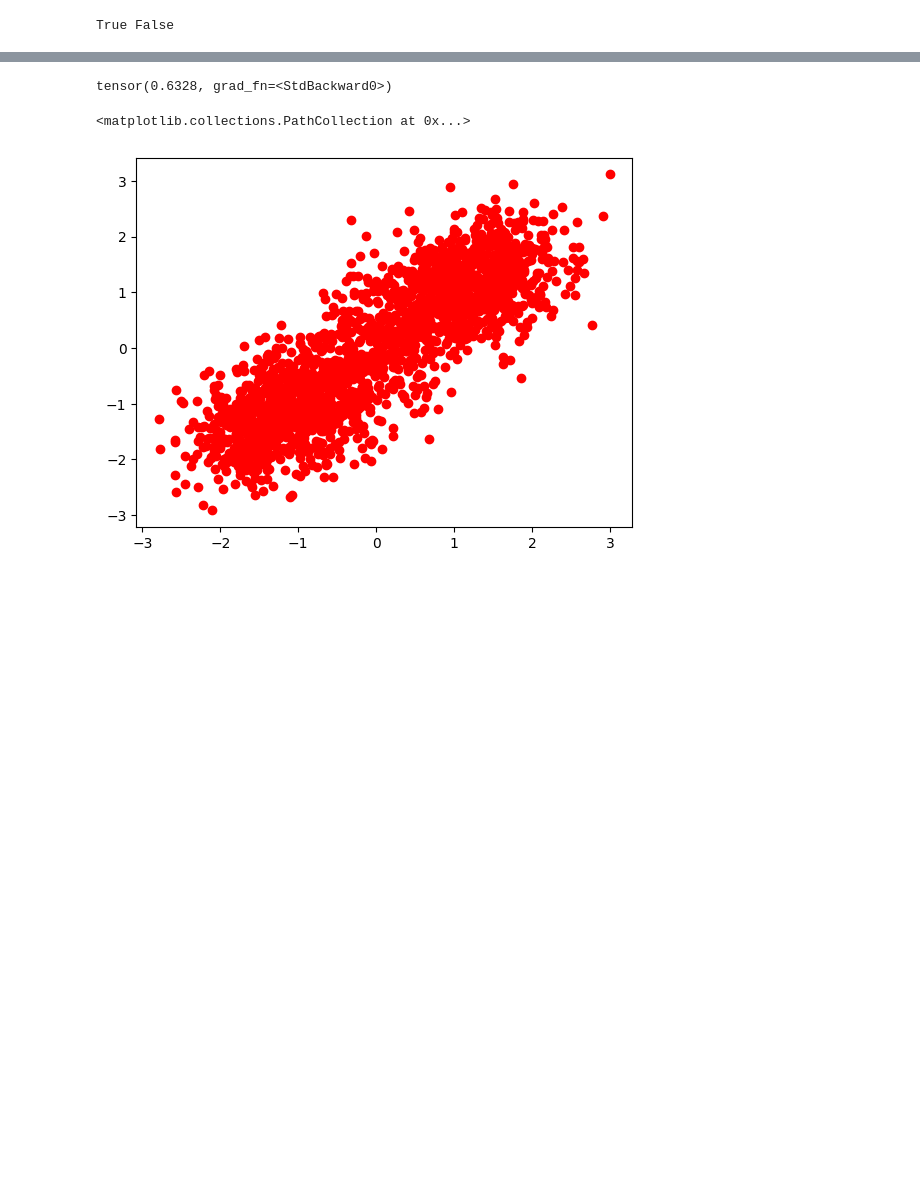
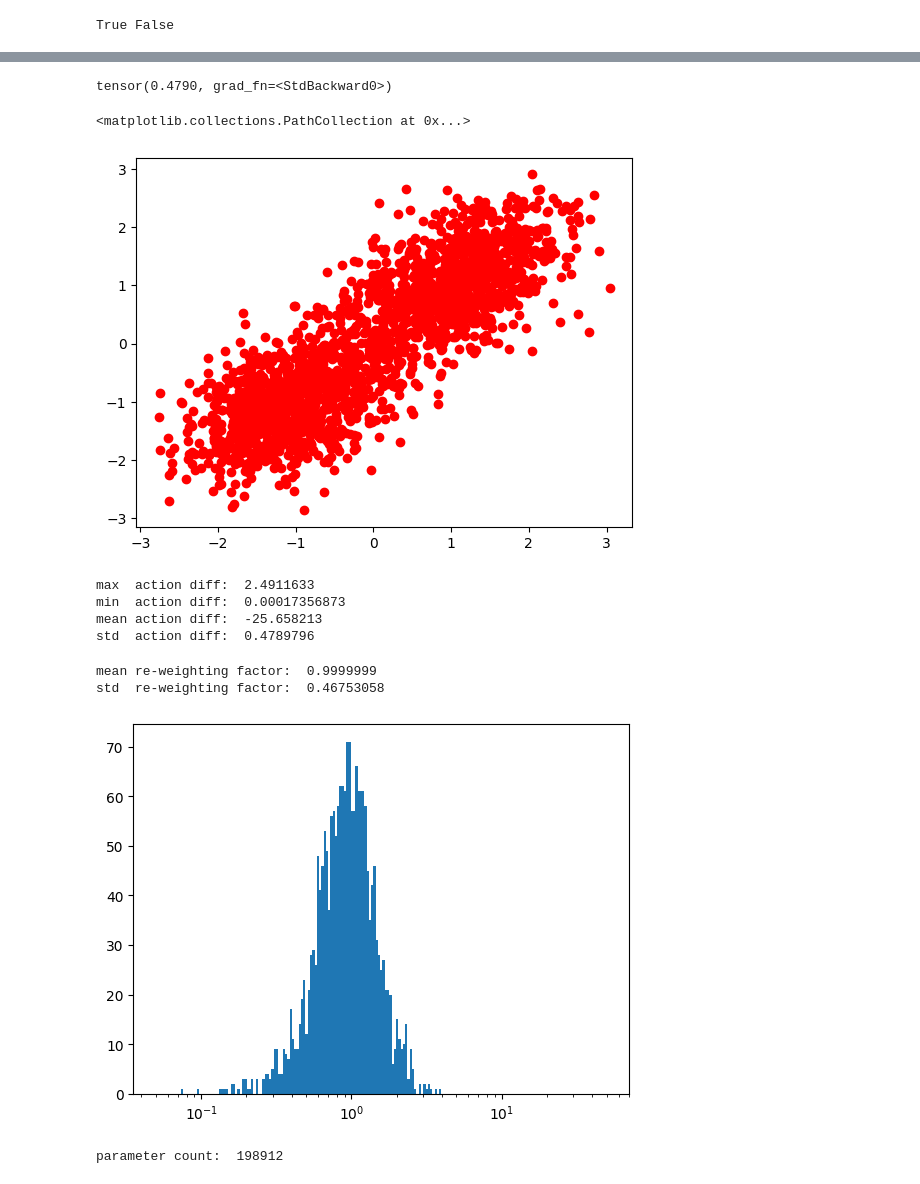
Before and after one commit to orginos/torchQFT, a Jupyter notebook: simple_net_2d.ipynb, the cells around one changed output, grey strips where cells are left out. Saved outputs shown, nothing was run; the diff lists cells and outputs as text; code cells hidden in the pictures; blank space fills up the shorter version.

```diff
--- a/simple_net_2d.ipynb
+++ b/simple_net_2d.ipynb
@@ -93,7 +93,11 @@ tensor([-83.8705, -83.5470, -95.0971, -81.0015, -89.5354, -92.4863, -87.6796,
 # %%
 # this are functions returning nets
-nets = lambda: nn.Sequential(nn.Linear(V, 256), nn.LeakyReLU(), nn.Linear(256, 256), nn.LeakyReLU(), nn.Linear(256, V), nn.Tanh())
-nett = lambda: nn.Sequential(nn.Linear(V, 256), nn.LeakyReLU(), nn.Linear(256, 256), nn.LeakyReLU(), nn.Linear(256, V))
+#nets = lambda: nn.Sequential(nn.Linear(V, 256), nn.LeakyReLU(), nn.Linear(256, 256), nn.LeakyReLU(), nn.Linear(256, V), nn.Tanh())
+#nett = lambda: nn.Sequential(nn.Linear(V, 256), nn.LeakyReLU(), nn.Linear(256, 256), nn.LeakyReLU(), nn.Linear(256, V))
+nets = lambda: nn.Sequential(nn.Linear(V, 2*V), nn.LeakyReLU(), nn.Linear(2*V, V), nn.Tanh())
+nett = lambda: nn.Sequential(nn.Linear(V, 2*V), nn.LeakyReLU(), nn.Linear(2*V, V))
+
+
 # the number of masks determines layers
 masks = tr.from_numpy(np.array([lm, 1-lm] * 3).astype(np.float32))
 normal = distributions.Normal(tr.zeros(V),tr.ones(V))
@@ -163,10 +167,49 @@ xz = flow.g(z).detach()
 diff = action(xz.view(xz.shape[0],L,L))+flow.log_prob(xz)
 diff.std()
 # %% [output]
-tensor(0.6328, grad_fn=<StdBackward0>)
+tensor(0.4790, grad_fn=<StdBackward0>)
 # %%
 x = flow.sample(2000).detach().numpy()
 plt.scatter(x[:, 0,0], x[:, 0,1], c='r')
 # %% [output]
 <matplotlib.collections.PathCollection at 0x...>
-[figure, old version]
+[figure, new version]
+# %%
+m_diff = diff.mean()
+diff -= m_diff
+# %%
+print("max  action diff: ", tr.max(diff.abs()).detach().numpy())
+print("min  action diff: ", tr.min(diff.abs()).detach().numpy())
+print("mean action diff: ", m_diff.detach().detach().numpy())
+print("std  action diff: ", diff.std().detach().numpy())
+# %% [output]
+max  action diff:  2.4911633
+min  action diff:  0.00017356873
+mean action diff:  -25.658213
+std  action diff:  0.4789796
+# %%
+foo = tr.exp(-diff)
+#print(foo)
+w = foo/tr.mean(foo)
+
+print("mean re-weighting factor: " , w.mean().detach().numpy())
+print("std  re-weighting factor: " , w.std().detach().numpy())
+# %% [output]
+mean re-weighting factor:  0.9999999
+std  re-weighting factor:  0.46753058
+# %%
+logbins = np.logspace(np.log10(5e-2),np.log10(5e1),int(w.shape[0]/10))
+plt.hist(w.detach(),bins=logbins)
+plt.xscale('log')
+# %% [output]
+[figure, added]
+# %%
+c=0
+for tt in flow.parameters():
+    #print(tt.shape)
+    if tt.requires_grad==True :
+        c+=tt.numel()
+
+print("parameter count: ",c)
+# %% [output]
+parameter count:  198912
```
Also changed, not shown: parts of 6 cells of this notebook, 1 other file.
